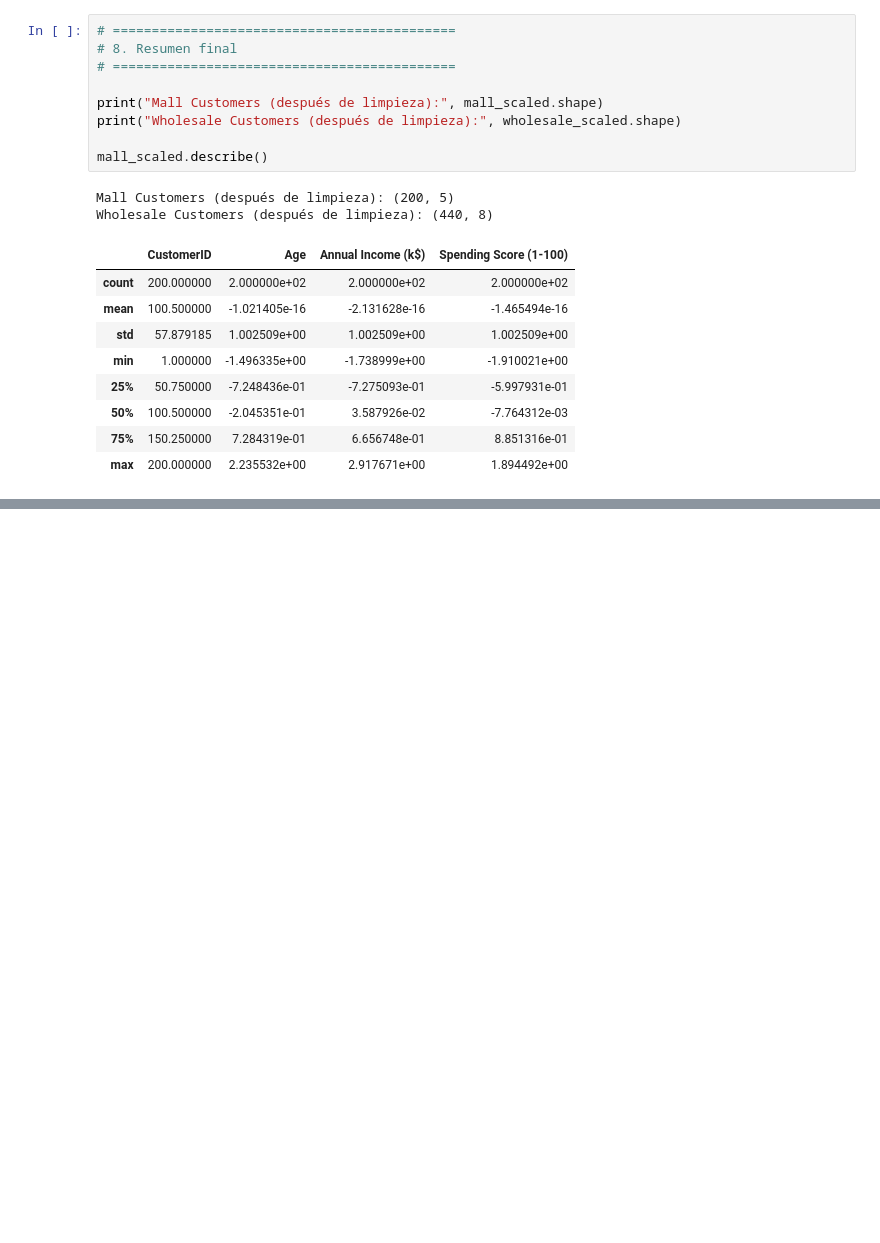
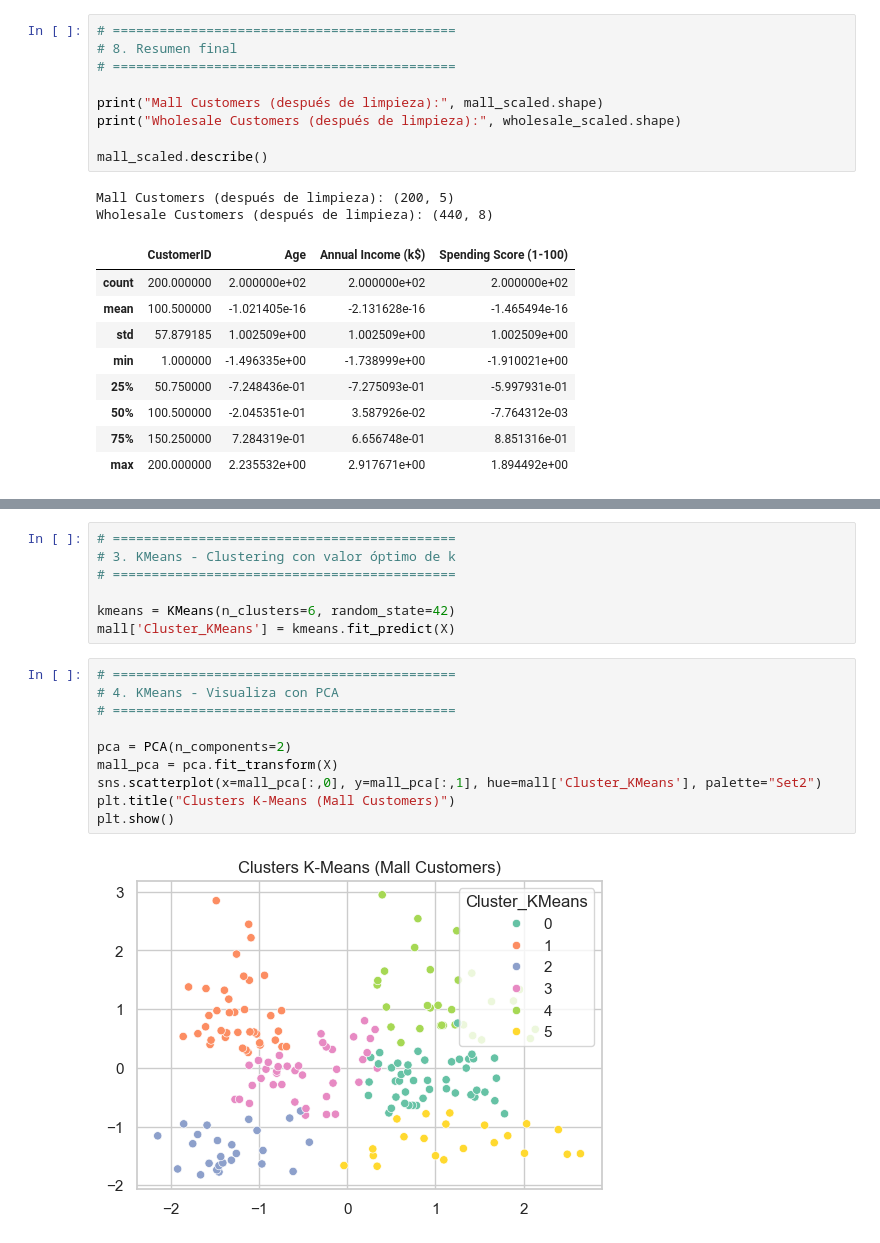
Before and after one commit to meeel29/Analisis-de-datos-, a Jupyter notebook: ActividadEvaluativa3/Parte1.ipynb, the cells around one changed output, grey strips where cells are left out. Drawn from its saved outputs; the diff is of its cells as text; blank space fills up the shorter version.

```diff
--- a/ActividadEvaluativa3/Parte1.ipynb
+++ b/ActividadEvaluativa3/Parte1.ipynb
@@ -168,0 +207,19 @@ Wholesale Customers (después de limpieza): (440, 8)
+# %%
+# ============================================
+# 3. KMeans - Clustering con valor óptimo de k
+# ============================================
+
+kmeans = KMeans(n_clusters=6, random_state=42)
+mall['Cluster_KMeans'] = kmeans.fit_predict(X)
+# %%
+# ============================================
+# 4. KMeans - Visualiza con PCA
+# ============================================
+
+pca = PCA(n_components=2)
+mall_pca = pca.fit_transform(X)
+sns.scatterplot(x=mall_pca[:,0], y=mall_pca[:,1], hue=mall['Cluster_KMeans'], palette="Set2")
+plt.title("Clusters K-Means (Mall Customers)")
+plt.show()
+# %% [output]
+[figure, added]
```
Also changed, not shown: parts of 26 cells of this notebook, 2 other files.
